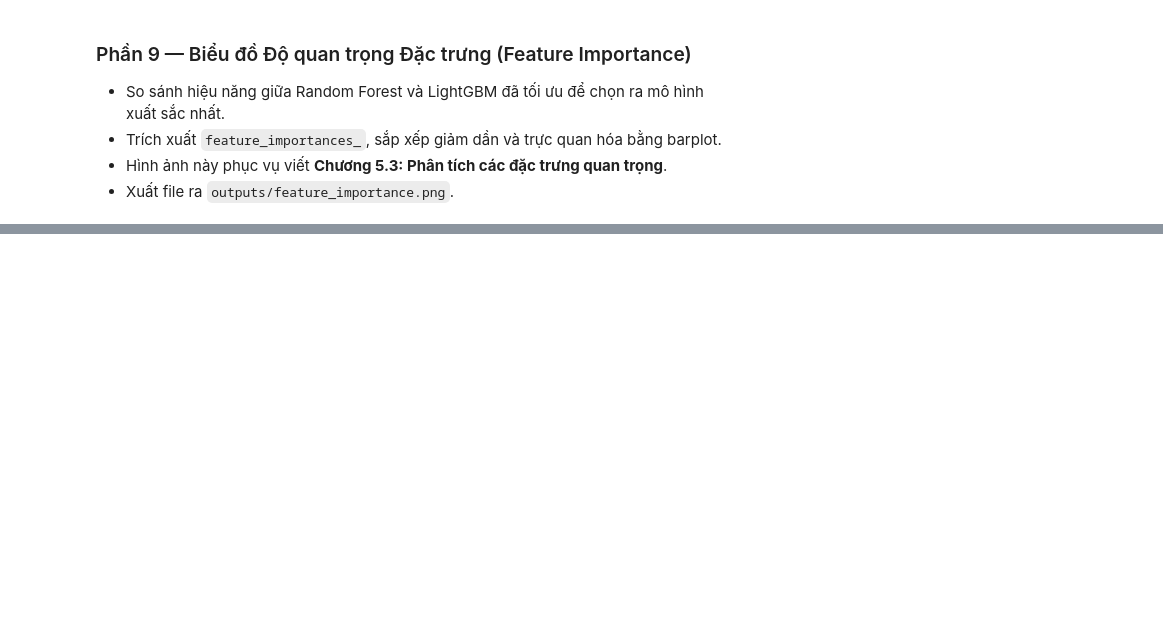
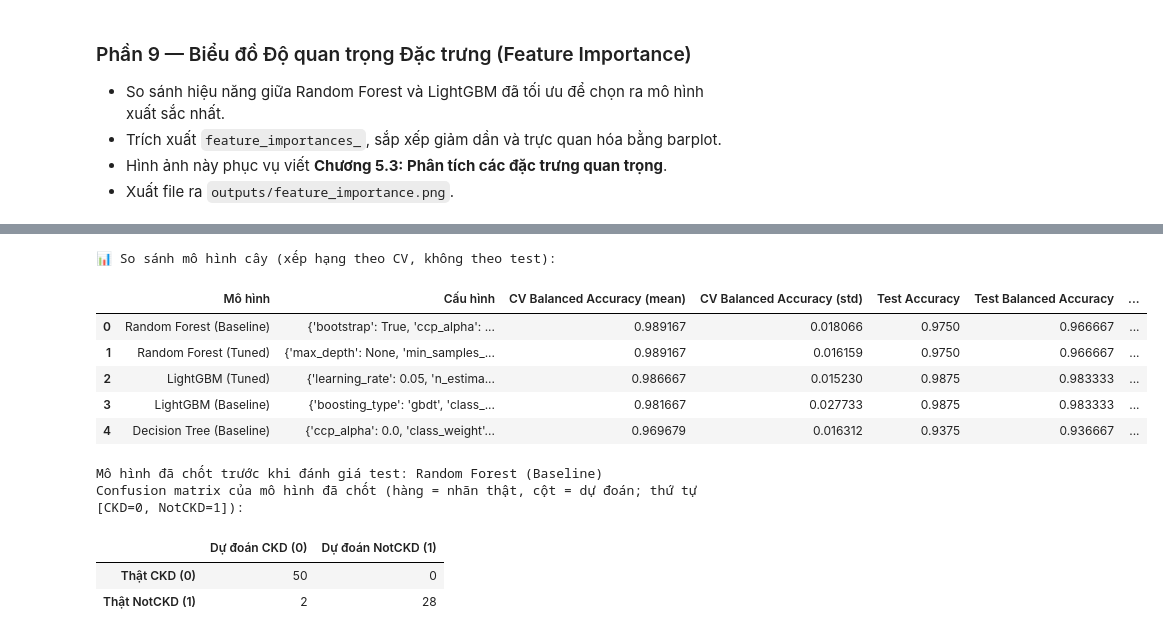
Before and after one commit to buiphuocbinh221006-ux/machine-learning-kidney-disease, a Jupyter notebook: main.ipynb, the cells around one changed output, grey strips where cells are left out. Saved outputs shown, nothing was run; the diff lists cells and outputs as text; code cells hidden in the pictures; blank space fills up the shorter version.

```diff
--- a/main.ipynb
+++ b/main.ipynb
@@ -472,0 +357,79 @@ print(f'📸 Đã xuất biểu đồ phân tích độ nhạy tại: {sensitivi
+# %%
+# Đánh giá cuối trên test sau khi mô hình đã được chọn bằng CV.
+# Có thể báo cáo các mô hình cùng tập test, nhưng không chọn lại mô hình theo các điểm số này.
+model_params = {name: estimator.get_params(deep=False) for name, estimator in model_map.items()}
+model_params['Random Forest (Tuned)'] = rf_grid.best_params_
+model_params['LightGBM (Tuned)'] = lgbm_grid.best_params_
+comparison_rows = []
+predictions_by_model = {}
+for model_name, estimator in model_map.items():
+    y_pred = estimator.predict(X_test)
+    predictions_by_model[model_name] = y_pred
+    comparison_rows.append({
+        'Mô hình': model_name,
+        'Cấu hình': str(model_params[model_name]),
+        'CV Balanced Accuracy (mean)': cv_metrics[model_name]['mean'],
+        'CV Balanced Accuracy (std)': cv_metrics[model_name]['std'],
+        'Test Accuracy': accuracy_score(y_test, y_pred),
+        'Test Balanced Accuracy': balanced_accuracy_score(y_test, y_pred),
+        'Test Precision CKD (class 0)': precision_score(y_test, y_pred, pos_label=0, zero_division=0),
+        'Test Recall CKD (class 0)': recall_score(y_test, y_pred, pos_label=0, zero_division=0),
+        'Test F1 CKD (class 0)': f1_score(y_test, y_pred, pos_label=0, zero_division=0),
+    })
+
+summary_df = pd.DataFrame(comparison_rows).sort_values(
+    by='CV Balanced Accuracy (mean)', ascending=False
+).reset_index(drop=True)
+print("📊 So sánh mô hình cây (xếp hạng theo CV, không theo test):")
+display(summary_df)
+
+best_test_row = summary_df.loc[summary_df['Mô hình'] == best_model_name].iloc[0]
+print(f"\nMô hình đã chốt trước khi đánh giá test: {best_model_name}")
+print("Confusion matrix của mô hình đã chốt (hàng = nhãn thật, cột = dự đoán; thứ tự [CKD=0, NotCKD=1]):")
+display(pd.DataFrame(
+    confusion_matrix(y_test, predictions_by_model[best_model_name], labels=[0, 1]),
+    index=['Thật CKD (0)', 'Thật NotCKD (1)'],
+    columns=['Dự đoán CKD (0)', 'Dự đoán NotCKD (1)']
+))
+
+os.makedirs('outputs', exist_ok=True)
+summary_df.to_csv('outputs/model_comparison.csv', index=False, encoding='utf-8-sig')
+joblib.dump(best_model, 'outputs/best_model.pkl')
+joblib.dump({'X_test': X_test, 'y_test': y_test}, 'outputs/test_data.pkl')
+
+metadata = {
+    'model_name': best_model_name,
+    'best_params': {
+        key: (value.item() if isinstance(value, np.generic) else value)
+        for key, value in model_params[best_model_name].items()
+    },
+    'selection_metric': '5-fold Stratified CV Balanced Accuracy on training data',
+    'cv_balanced_accuracy_mean': cv_metrics[best_model_name]['mean'],
+    'cv_balanced_accuracy_std': cv_metrics[best_model_name]['std'],
+    'test_accuracy': float(best_test_row['Test Accuracy']),
+    'test_balanced_accuracy': float(best_test_row['Test Balanced Accuracy']),
+    'test_precision_ckd_class_0': float(best_test_row['Test Precision CKD (class 0)']),
+    'test_recall_ckd_class_0': float(best_test_row['Test Recall CKD (class 0)']),
+    'test_f1_ckd_class_0': float(best_test_row['Test F1 CKD (class 0)']),
+    'target_mapping': {'0': 'CKD', '1': 'NotCKD'},
+    'feature_columns': list(X.columns),
+}
+with open('outputs/model_metadata.json', 'w', encoding='utf-8') as metadata_file:
+    json.dump(metadata, metadata_file, ensure_ascii=False, indent=2)
+
+print("💾 Đã lưu outputs/best_model.pkl, outputs/test_data.pkl, "
+      "outputs/model_comparison.csv và outputs/model_metadata.json")
+print("🎉 Hoàn thành pipeline TV2; mô hình được chọn chỉ bằng CV trên tập train.")
+# %% [output]
+📊 So sánh mô hình cây (xếp hạng theo CV, không theo test):
+|  | Mô hình | Cấu hình | CV Balanced Accuracy (mean) | CV Balanced Accuracy (std) | Test Accuracy | Test Balanced Accuracy | ... |
+| 0 | Random Forest (Baseline) | {'bootstrap': True, 'ccp_alpha': ... | 0.989167 | 0.018066 | 0.9750 | 0.966667 | ... |
+| 1 | Random Forest (Tuned) | {'max_depth': None, 'min_samples_... | 0.989167 | 0.016159 | 0.9750 | 0.966667 | ... |
+| 2 | LightGBM (Tuned) | {'learning_rate': 0.05, 'n_estima... | 0.986667 | 0.015230 | 0.9875 | 0.983333 | ... |
+| 3 | LightGBM (Baseline) | {'boosting_type': 'gbdt', 'class_... | 0.981667 | 0.027733 | 0.9875 | 0.983333 | ... |
+| 4 | Decision Tree (Baseline) | {'ccp_alpha': 0.0, 'class_weight'... | 0.969679 | 0.016312 | 0.9375 | 0.936667 | ... |
+Mô hình đã chốt trước khi đánh giá test: Random Forest (Baseline)
+Confusion matrix của mô hình đã chốt (hàng = nhãn thật, cột = dự đoán; thứ tự [CKD=0, NotCKD=1]):
+|  | Dự đoán CKD (0) | Dự đoán NotCKD (1) |
+| Thật CKD (0) | 50 | 0 |
+| Thật NotCKD (1) | 2 | 28 |
```
Also changed, not shown: parts of 21 cells of this notebook, 11 other files.
